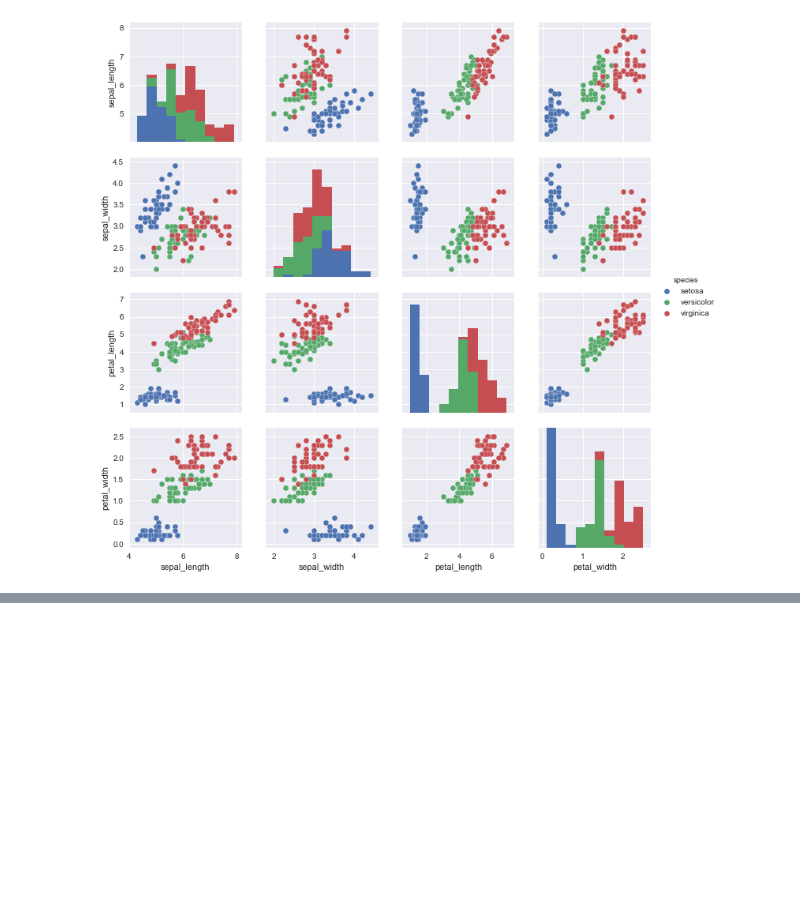
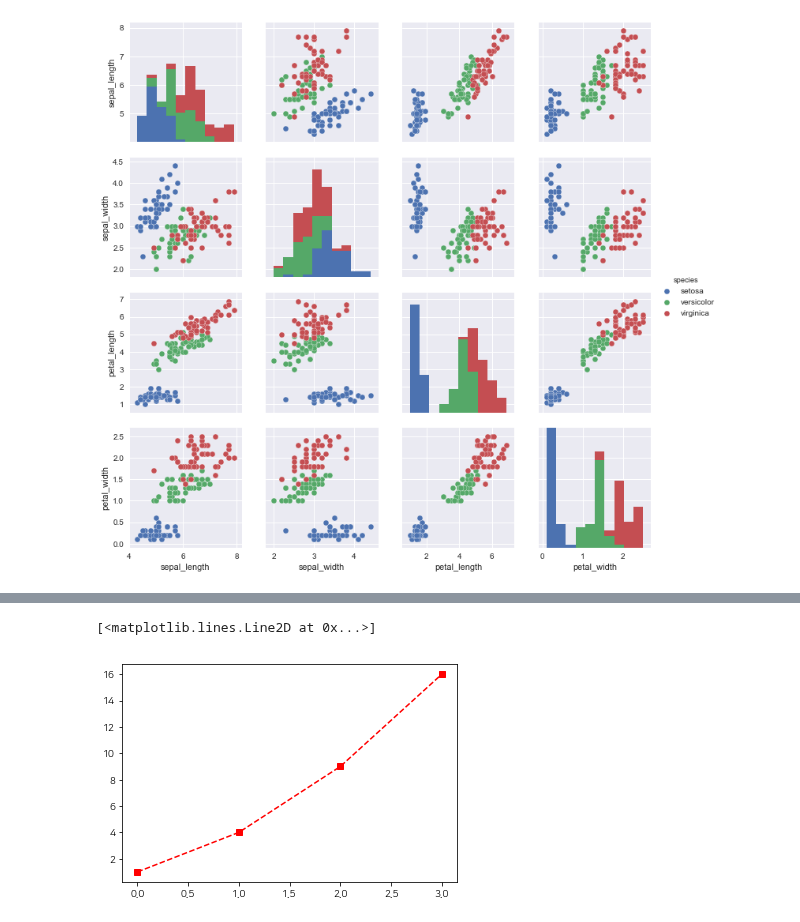
Before and after one commit to chankoo/python, a Jupyter notebook: 6.2 Visualization.ipynb, the cells around one changed output, grey strips where cells are left out. Drawn from its saved outputs; the diff is of its cells as text; code cells hidden in the pictures; blank space fills up the shorter version.

```diff
--- a/6.2 Visualization.ipynb
+++ b/6.2 Visualization.ipynb
@@ -119,0 +138,5 @@ sns.pairplot(iris, hue='species')
+# %%
+plt.plot([1,4,9,16],'rs--')
+# %% [output]
+[<matplotlib.lines.Line2D at 0x...>]
+[figure, added]
```
Also changed, not shown: parts of 16 cells of this notebook.
